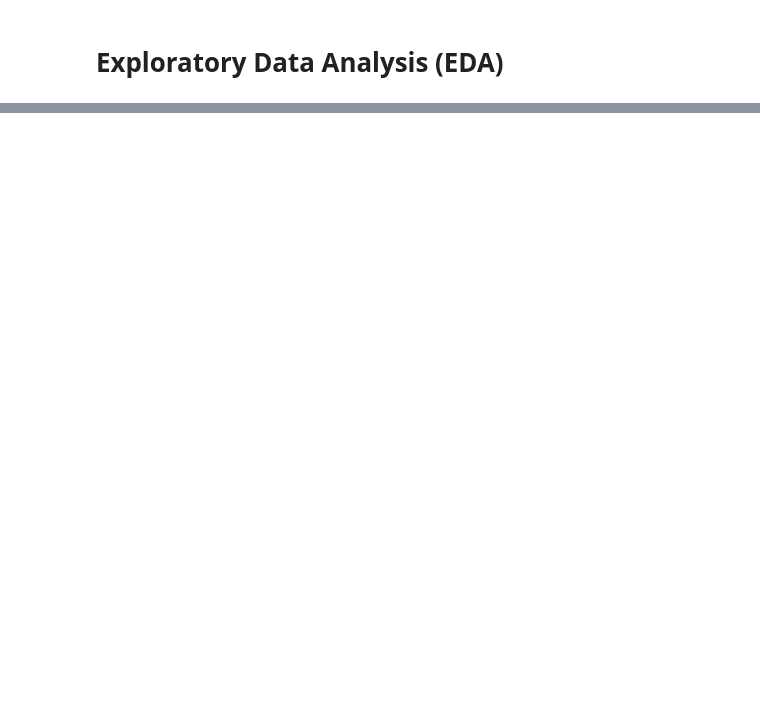
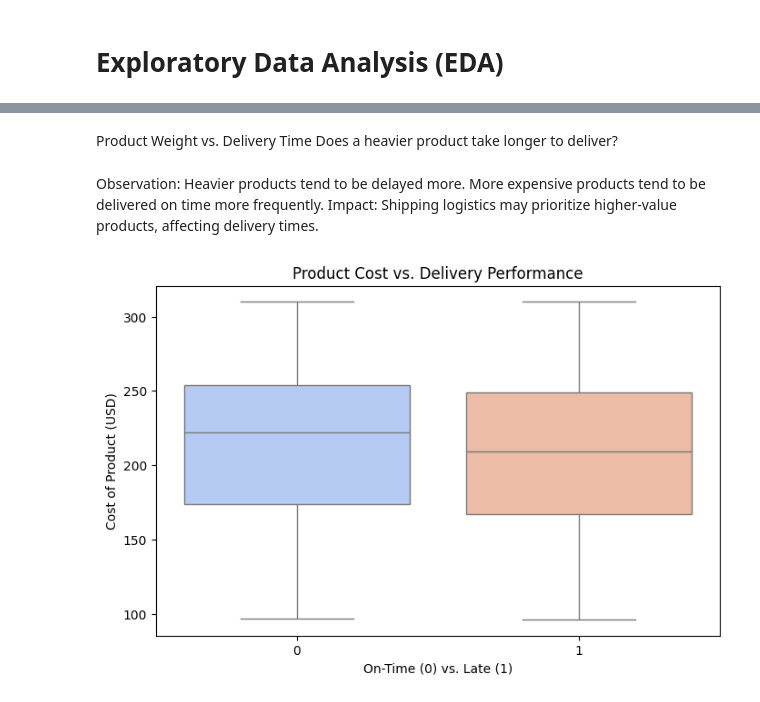
Before and after one commit to Morriskarani/Revolutionizing-E-Commerce-A-Machine-Learning-Powered-Delivery-Time-Predictor, a Jupyter notebook: Commerce.ipynb, the cells around one changed output, grey strips where cells are left out. Saved outputs shown, nothing was run; the diff lists cells and outputs as text; code cells hidden in the pictures; blank space fills up the shorter version.

```diff
--- a/Commerce.ipynb
+++ b/Commerce.ipynb
@@ -101,0 +139,17 @@ plt.show()
+# %% [markdown]
+Product Weight vs. Delivery Time
+Does a heavier product take longer to deliver?
+# %% [markdown]
+Observation:
+Heavier products tend to be delayed more.
+More expensive products tend to be delivered on time more frequently.
+Impact: Shipping logistics may prioritize higher-value products, affecting delivery times.
+# %%
+plt.figure(figsize=(8,5))
+sns.boxplot(x='Reached.on.Time_Y.N', y='Cost_of_the_Product', data=df, hue='Reached.on.Time_Y.N', palette="coolwarm", legend=False)
+plt.xlabel("On-Time (0) vs. Late (1)")
+plt.ylabel("Cost of Product (USD)")
+plt.title("Product Cost vs. Delivery Performance")
+plt.show()
+# %% [output]
+[figure, added]
```
Also changed, not shown: parts of 26 cells of this notebook.
